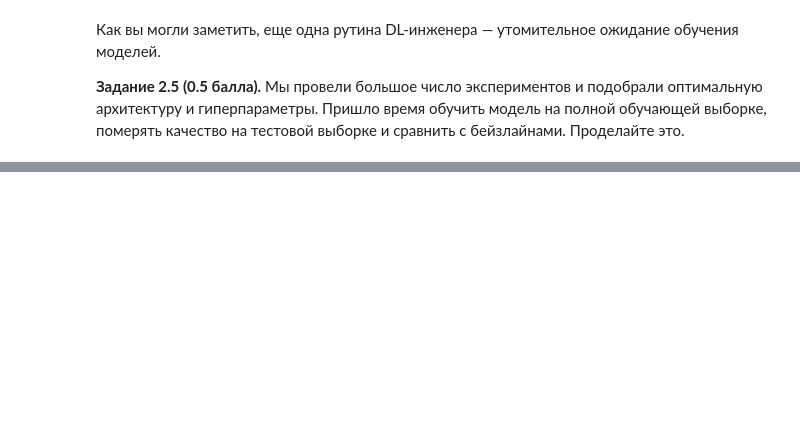
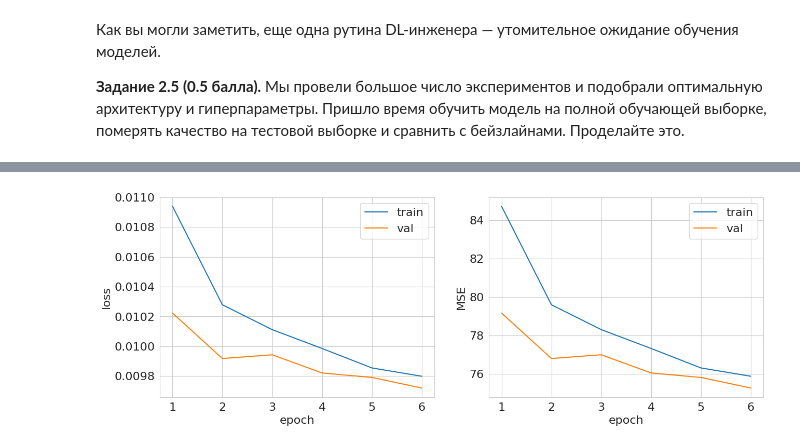
Before and after one commit to Kulikov17/MLDS_DL, a Jupyter notebook: HW1/mlp-light.ipynb, the cells around one changed output, grey strips where cells are left out. Cells and saved outputs as stored; diff of their text form; code cells hidden in the pictures; blank space fills up the shorter version.

```diff
--- a/HW1/mlp-light.ipynb
+++ b/HW1/mlp-light.ipynb
@@ -683,0 +723,42 @@ NameError: ignored
+# %%
+scaler = StandardScaler().fit(X_train)
+X_train_scaled = scaler.transform(X_train)
+X_test_scaled = scaler.transform(X_test)
+
+X_train_tensor = torch.from_numpy(np.float32(X_train_scaled))
+X_test_tensor = torch.from_numpy(np.float32(X_test_scaled))
+# %%
+le = preprocessing.LabelEncoder()
+le.fit(np.unique(y_train));
+
+y_train_c = le.transform(y_train)
+y_test_c = le.transform(y_test)
+
+y_train_c_min = np.min(y_train_c)
+y_train_c_max = np.max(y_train_c)
+
+y_train_norm = normalize(y_train_c, y_train_c_min, y_train_c_max)
+y_test_norm = normalize(y_test_c, y_train_c_min, y_train_c_max)
+
+y_train_tensor = torch.from_numpy(np.float32(y_train_norm.reshape(-1, 1)))
+y_test_tensor = torch.from_numpy(np.float32(y_test_norm.reshape(-1, 1)))
+# %%
+train_dataset = TensorDataset(X_train_tensor, y_train_tensor)
+test_dataset = TensorDataset(X_test_tensor, y_test_tensor)
+
+train_loader = DataLoader(train_dataset, batch_size=64, shuffle=True, num_workers=4, pin_memory=True)
+test_loader = DataLoader(test_dataset, batch_size=64, shuffle=True, num_workers=4, pin_memory=True)
+# %%
+num_epochs = 8
+model = MLP_Regression_3().to(device)
+optimizer = torch.optim.Adam(model.parameters(), lr=1e-3, weight_decay=1e-6)
+
+train_and_validate(model,
+                   optimizer,
+                   criterion,
+                   denorm_mse,
+                   train_loader,
+                   test_loader,
+                   num_epochs)
+# %% [output]
+[figure, added]
```
Also changed, not shown: parts of 4 cells of this notebook.
